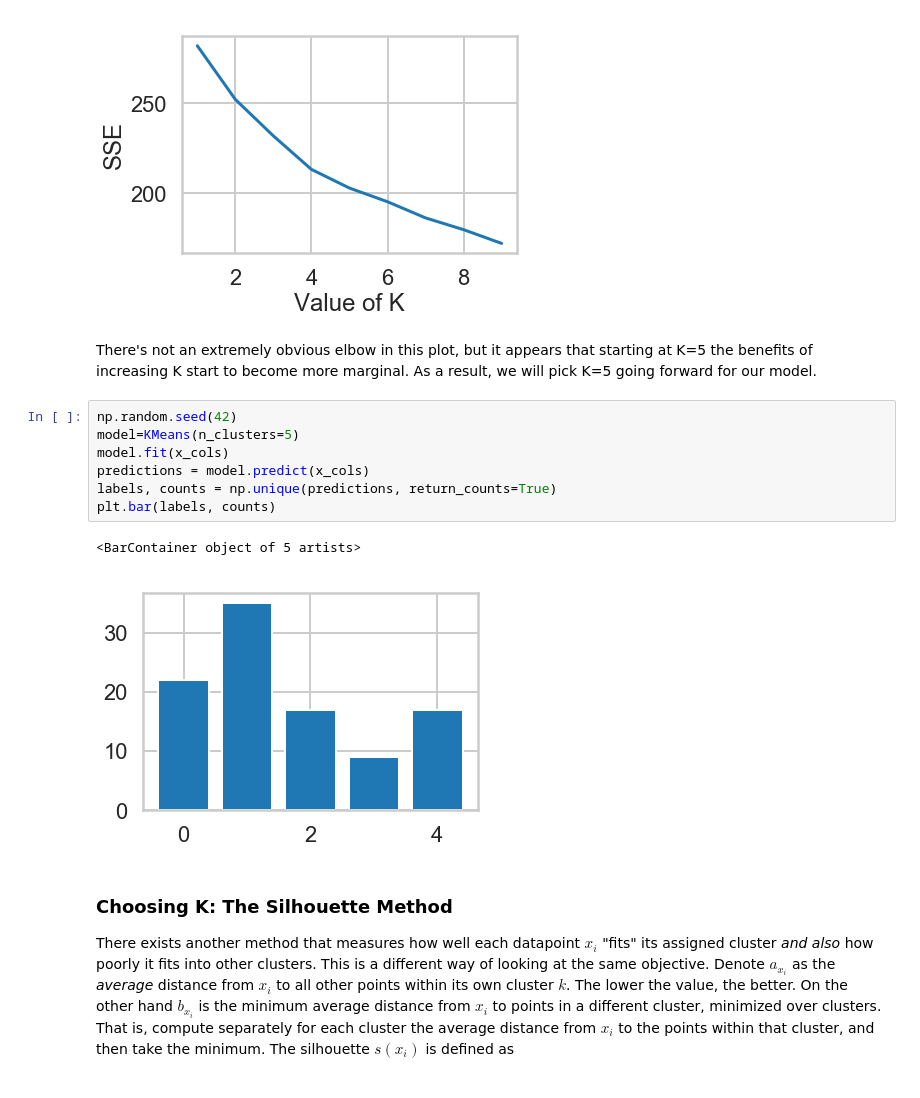
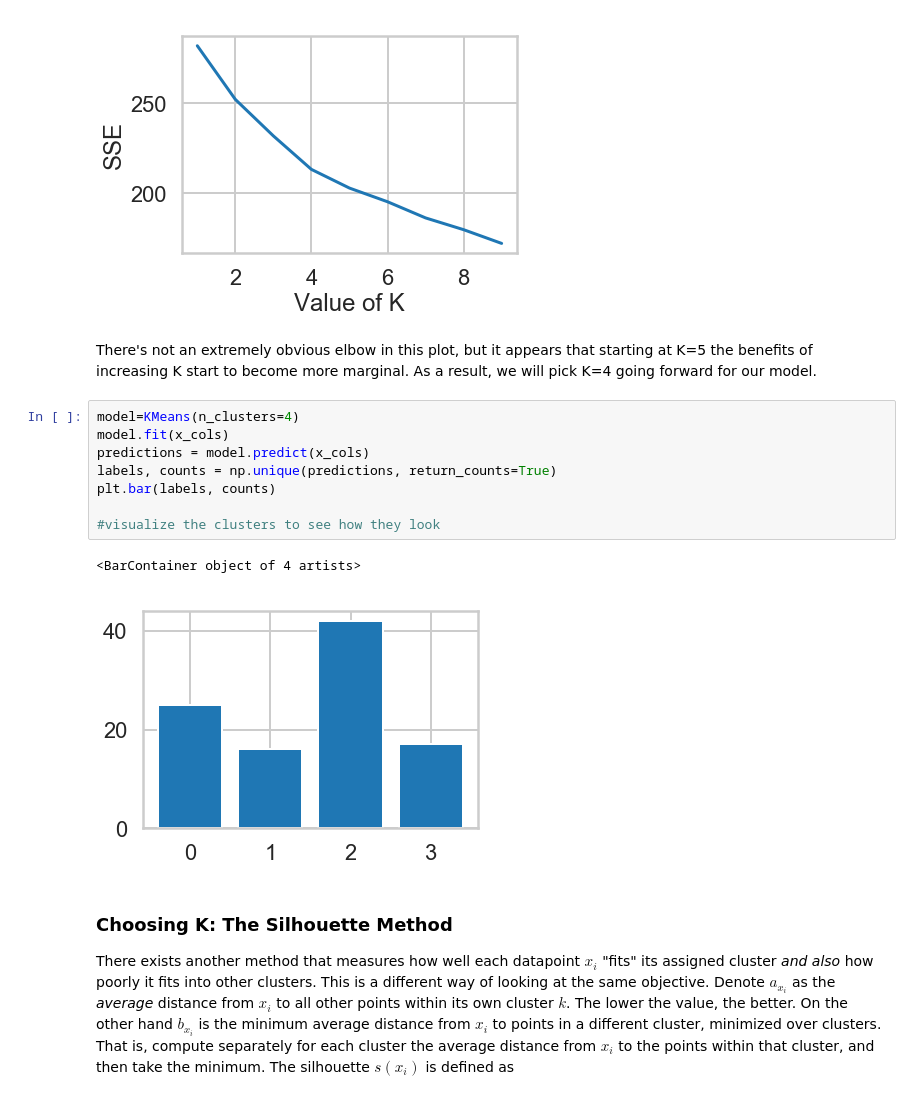
Before and after one commit to munQueen/springboard, a Jupyter notebook: Clustering - Jessica Wulzen.ipynb, the cells around one changed output. Cells and saved outputs as stored; diff of their text form.

```diff
--- a/Clustering - Jessica Wulzen.ipynb
+++ b/Clustering - Jessica Wulzen.ipynb
@@ -130,17 +130,18 @@ plt.show()
 # %% [output]
 [figure]
 # %% [markdown]
-There's not an extremely obvious elbow in this plot, but it appears that starting at K=5 the benefits of increasing K start to become more marginal. As a result, we will pick K=5 going forward for our model.
+There's not an extremely obvious elbow in this plot, but it appears that starting at K=5 the benefits of increasing K start to become more marginal. As a result, we will pick K=4 going forward for our model.
 # %%
-np.random.seed(42)
-model=KMeans(n_clusters=5)
+model=KMeans(n_clusters=4)
 model.fit(x_cols)
 predictions = model.predict(x_cols)
 labels, counts = np.unique(predictions, return_counts=True)
 plt.bar(labels, counts)
+
+#visualize the clusters to see how they look
 # %% [output]
-<BarContainer object of 5 artists>
+<BarContainer object of 4 artists>
-[figure, old version]
+[figure, new version]
 # %% [markdown]
 ### Choosing K: The Silhouette Method
 
```
Also changed, not shown: parts of 19 cells of this notebook.
